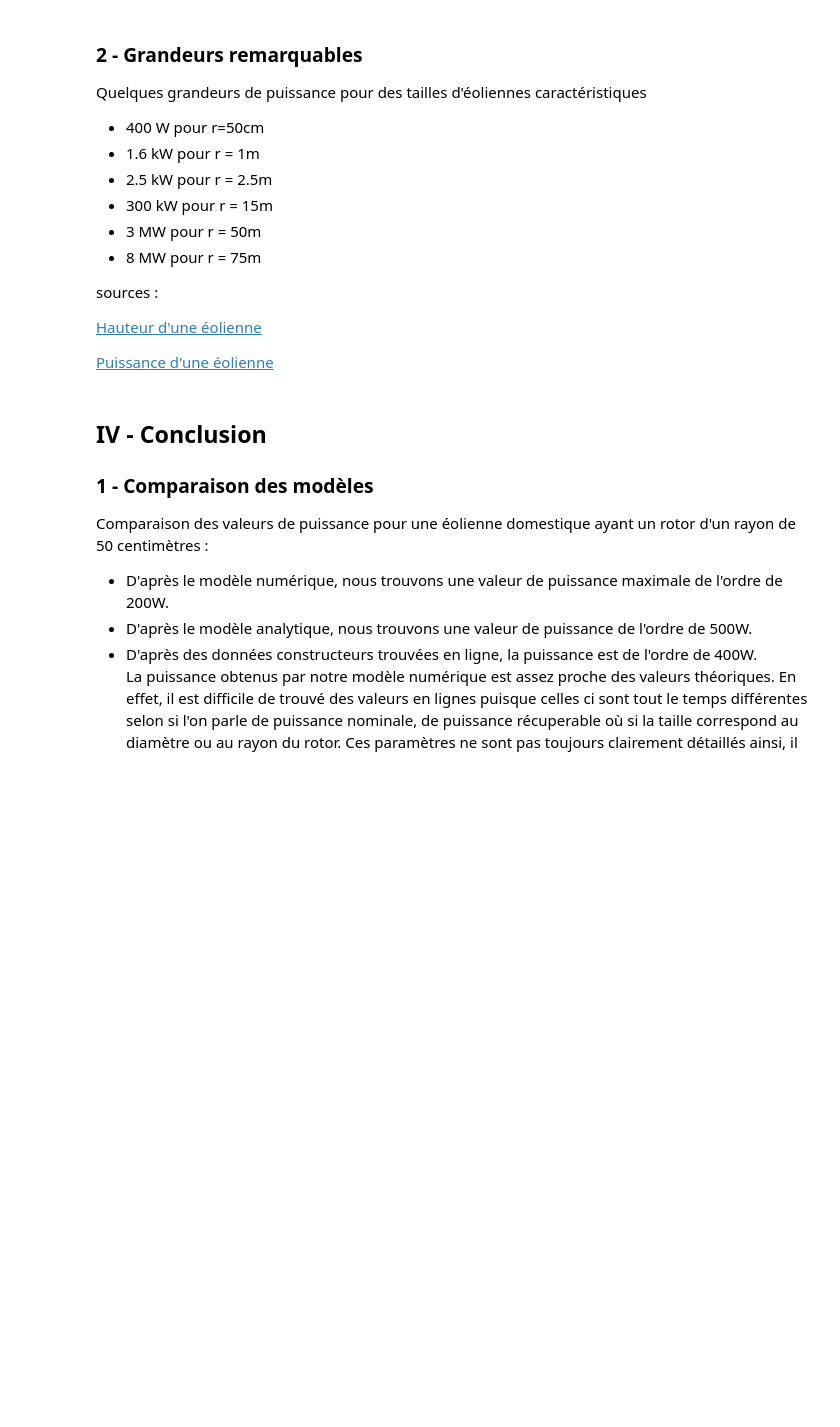
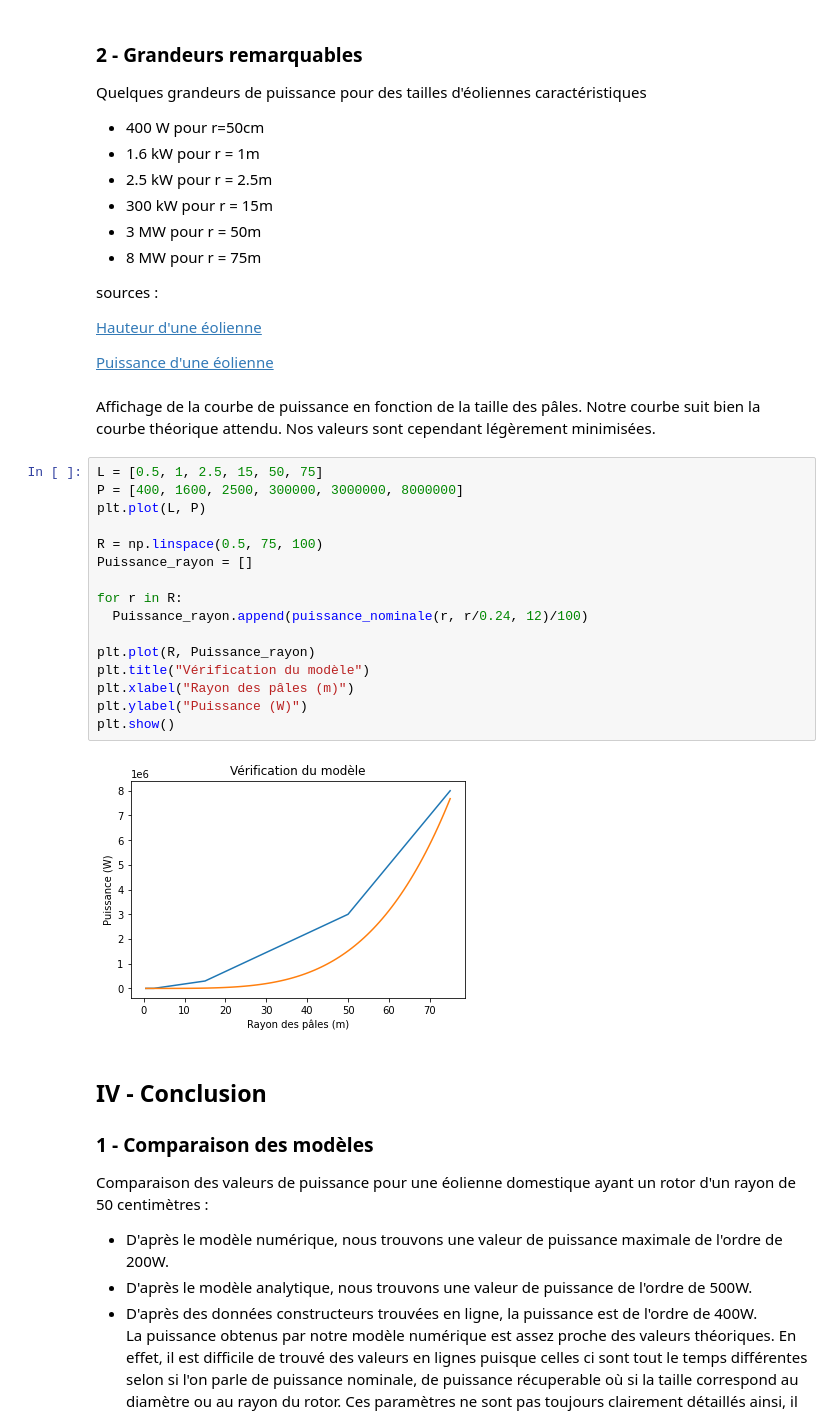
Before and after one commit to thomas-barrais/Projet-Eolienne, a Jupyter notebook: Groupe08_ProjetEol.ipynb, the cells around one changed output. Drawn from its saved outputs; the diff is of its cells as text; blank space fills up the shorter version.

```diff
--- a/Groupe08_ProjetEol.ipynb
+++ b/Groupe08_ProjetEol.ipynb
@@ -636,6 +669,26 @@ sources :
 <a href="https://eolienne.ooreka.fr/astuce/voir/376182/hauteur-d-une-eolienne"> Hauteur d'une éolienne </a>
 
 <a href="https://eolienne.ooreka.fr/astuce/voir/352953/puissance-eolienne#:~:text=Petites%20%C3%A9oliennes%20%3A%20diam%C3%A8tre%20de%20rotor%20de%202,125%20m%20%3A%20350%20kW%20%C3%A0%205%20MW"> Puissance d'une éolienne </a>
+# %% [markdown]
+<p> Affichage de la courbe de puissance en fonction de la taille des pâles. Notre courbe suit bien la courbe théorique attendu. Nos valeurs sont cependant légèrement minimisées. </p>
+# %%
+L = [0.5, 1, 2.5, 15, 50, 75]
+P = [400, 1600, 2500, 300000, 3000000, 8000000]
+plt.plot(L, P)
+
+R = np.linspace(0.5, 75, 100)
+Puissance_rayon = []
+
+for r in R:
+  Puissance_rayon.append(puissance_nominale(r, r/0.24, 12)/100)
+
+plt.plot(R, Puissance_rayon)
+plt.title("Vérification du modèle")
+plt.xlabel("Rayon des pâles (m)")
+plt.ylabel("Puissance (W)")
+plt.show()
+# %% [output]
+[figure, added]
 # %% [markdown]
 <h2 ID="Conclusion"> IV - Conclusion </h2>
 
```
Also changed, not shown: parts of 14 cells of this notebook.
